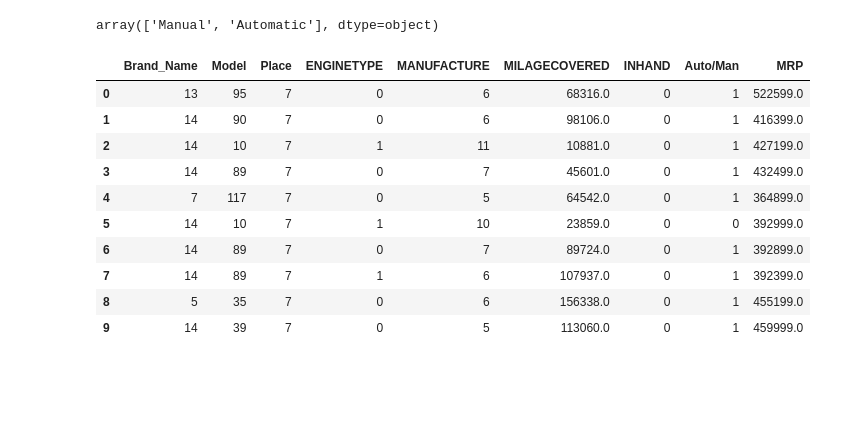
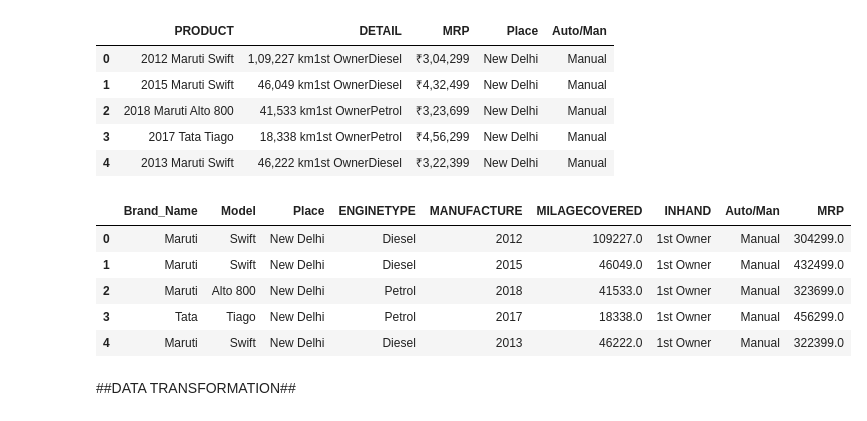
Before and after one commit to varunpanchal283/Major-Project, a Jupyter notebook: Car_Resale_Price_Prediction.ipynb, the cells around one changed output. Cells and saved outputs as stored; diff of their text form; code cells hidden in the pictures; blank space fills up the shorter version.

```diff
--- a/Car_Resale_Price_Prediction.ipynb
+++ b/Car_Resale_Price_Prediction.ipynb
@@ -91,7 +73,7 @@ auto_manu=[]
 def pspk(url):
   global carTitle,money,feature
   wd.get(url)
-  SCROLL_PAUSE_TIME = 4
+  SCROLL_PAUSE_TIME = 5
   last_height = wd.execute_script("return document.body.scrollHeight")
   while True:
       # Scroll down to bottom
@@ -190,10 +155,17 @@ Auto/Man    41
 dtype: int64
 # %%
 df=df.dropna(axis=0)
-# %%
-df["Auto/Man"].unique()
-# %% [output]
-array(['Manual', 'Automatic'], dtype=object)
+# %%
+df.drop_duplicates(subset=None, inplace=True)
+# %%
+df.head(5)
+# %% [output]
+|  | PRODUCT | DETAIL | MRP | Place | Auto/Man |
+| 0 | 2012 Maruti Swift | 1,09,227 km1st OwnerDiesel | ₹3,04,299 | New Delhi | Manual |
+| 1 | 2015 Maruti Swift | 46,049 km1st OwnerDiesel | ₹4,32,499 | New Delhi | Manual |
+| 2 | 2018 Maruti Alto 800 | 41,533 km1st OwnerPetrol | ₹3,23,699 | New Delhi | Manual |
+| 3 | 2017 Tata Tiago | 18,338 km1st OwnerPetrol | ₹4,56,299 | New Delhi | Manual |
+| 4 | 2013 Maruti Swift | 46,222 km1st OwnerDiesel | ₹3,22,399 | New Delhi | Manual |
 # %%
 import regex as re
 regex = '.*km'
@@ -226,19 +193,16 @@ df=df.drop(["NAME"],axis='columns')
 # %%
 df=df[['Brand_Name','Model','Place','ENGINETYPE','MANUFACTURE','MILAGECOVERED','INHAND','Auto/Man','MRP']]
 # %%
-df.head(10)
+df.head(5)
 # %% [output]
 |  | Brand_Name | Model | Place | ENGINETYPE | MANUFACTURE | MILAGECOVERED | INHAND | Auto/Man | MRP |
-| 0 | 13 | 95 | 7 | 0 | 6 | 68316.0 | 0 | 1 | 522599.0 |
-| 1 | 14 | 90 | 7 | 0 | 6 | 98106.0 | 0 | 1 | 416399.0 |
-| 2 | 14 | 10 | 7 | 1 | 11 | 10881.0 | 0 | 1 | 427199.0 |
-| 3 | 14 | 89 | 7 | 0 | 7 | 45601.0 | 0 | 1 | 432499.0 |
-| 4 | 7 | 117 | 7 | 0 | 5 | 64542.0 | 0 | 1 | 364899.0 |
-| 5 | 14 | 10 | 7 | 1 | 10 | 23859.0 | 0 | 0 | 392999.0 |
-| 6 | 14 | 89 | 7 | 0 | 7 | 89724.0 | 0 | 1 | 392899.0 |
-| 7 | 14 | 89 | 7 | 1 | 6 | 107937.0 | 0 | 1 | 392399.0 |
-| 8 | 5 | 35 | 7 | 0 | 6 | 156338.0 | 0 | 1 | 455199.0 |
-| 9 | 14 | 39 | 7 | 0 | 5 | 113060.0 | 0 | 1 | 459999.0 |
+| 0 | Maruti | Swift | New Delhi | Diesel | 2012 | 109227.0 | 1st Owner | Manual | 304299.0 |
+| 1 | Maruti | Swift | New Delhi | Diesel | 2015 | 46049.0 | 1st Owner | Manual | 432499.0 |
+| 2 | Maruti | Alto 800 | New Delhi | Petrol | 2018 | 41533.0 | 1st Owner | Manual | 323699.0 |
+| 3 | Tata | Tiago | New Delhi | Petrol | 2017 | 18338.0 | 1st Owner | Manual | 456299.0 |
+| 4 | Maruti | Swift | New Delhi | Diesel | 2013 | 46222.0 | 1st Owner | Manual | 322399.0 |
+# %% [markdown]
+##DATA TRANSFORMATION##
 # %%
 le_ENGINETYPE=LabelEncoder()
 le_Brand_Name=LabelEncoder()
```
Also changed, not shown: parts of 42 cells of this notebook.
